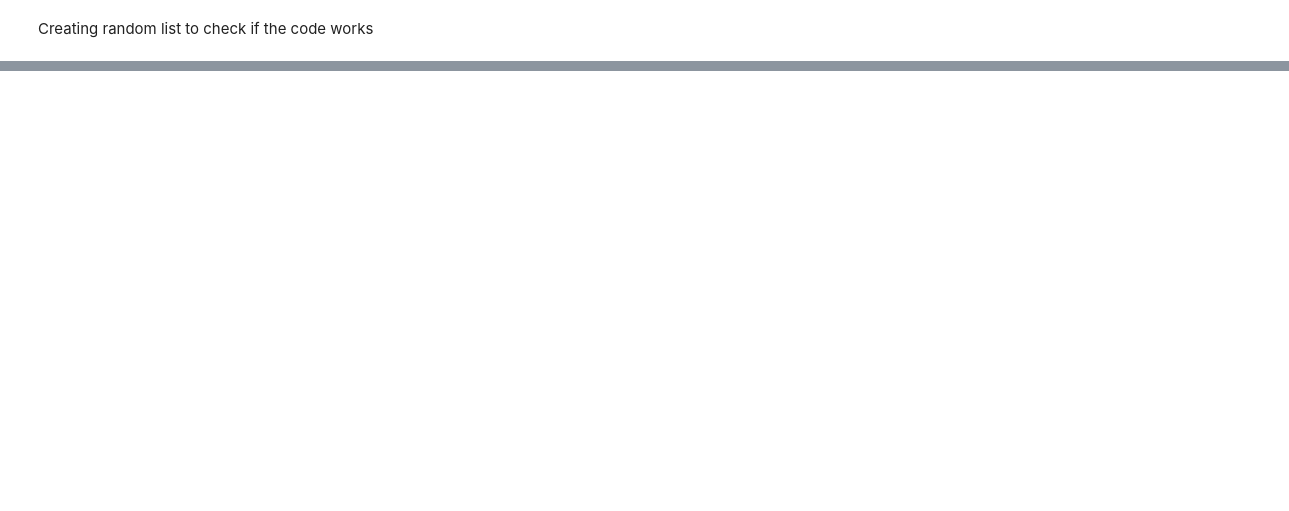
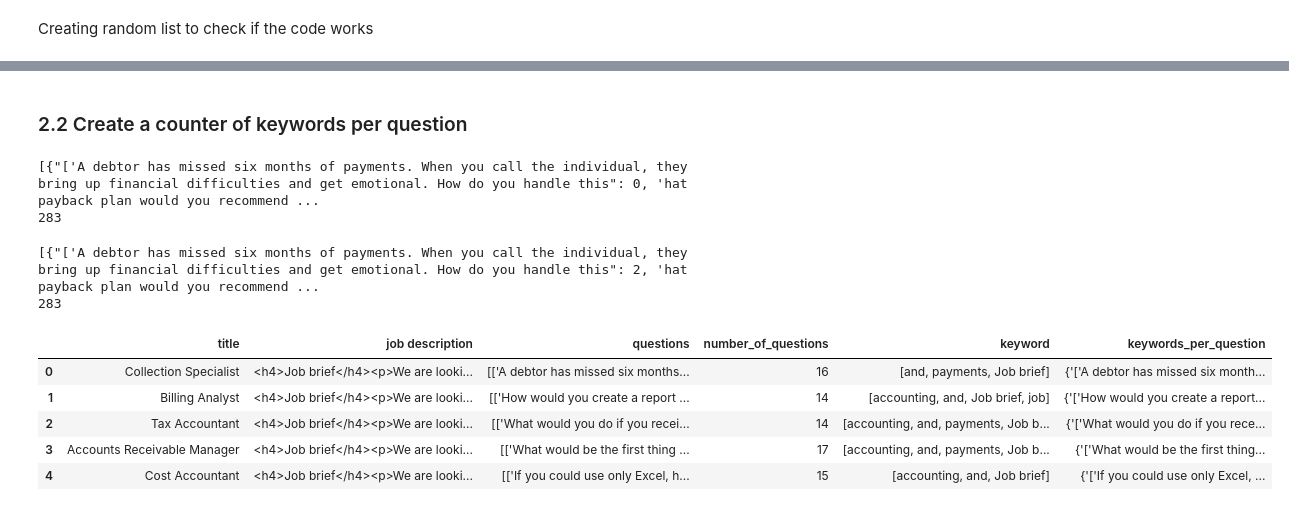
Before and after one commit to JuanDiego18/IE-MBD-CAPSTONE-FILMIJOB, a Jupyter notebook: Capstone_Project_Filmijob.ipynb, the cells around one changed output, grey strips where cells are left out. Saved outputs shown, nothing was run; the diff lists cells and outputs as text; code cells hidden in the pictures; blank space fills up the shorter version.

Commit message:
Adding code to look for keywords in questions

```diff
--- a/Capstone_Project_Filmijob.ipynb
+++ b/Capstone_Project_Filmijob.ipynb
@@ -287,6 +299,6 @@ print(keywords)
 key_final = df_keywords.stack().tolist()
 #key_final
 # %%
-df["keyword"] = df["description"].str.findall('|'.join(keywords)).apply(set).str.join(', ')
+df["keyword"] = df["job description"].str.findall('|'.join(keywords)).apply(set).str.join(', ')
 df.head()
 # %% [output]
@@ -293,0 +313,3 @@ KeyError: 'description'
+# %%
+df["keyword"]=df["keyword"].str.split(", ")
+df.head()
@@ -293,0 +323,51 @@ KeyError: 'description'
+# %% [markdown]
+### 2.2 Create a counter of keywords per question
+# %%
+column_list=[]
+question_key_count={}
+for role in df["questions"]:
+    new_dict={}
+    for question in role:
+        new_dict[question]=0
+    column_list.append(new_dict)
+#column_list.append(question_key_count)
+print(column_list)
+print(len(column_list))
+# %% [output]
+[{"['A debtor has missed six months of payments. When you call the individual, they bring up financial difficulties and get emotional. How do you handle this": 0, 'hat payback plan would you recommend ...
+283
+# %%
+column_list=[]
+question_key_count={}
+for role in df["questions"]:
+    new_dict={}
+    for question in role:
+        new_dict[question]=0
+    column_list.append(new_dict)
+
+i=0
+keyword_count=0
+for role_dict in column_list:
+    for question in role_dict.keys():
+        for keyword in df["keyword"][i]:
+            if keyword in question:
+                keyword_count+=1
+        role_dict[question]=keyword_count
+        keyword_count=0
+    i+=1
+
+print(column_list)
+print(len(column_list))
+# %% [output]
+[{"['A debtor has missed six months of payments. When you call the individual, they bring up financial difficulties and get emotional. How do you handle this": 2, 'hat payback plan would you recommend ...
+283
+# %%
+df["keywords_per_question"]=column_list
+df.head()
+# %% [output]
+|  | title | job description | questions | number_of_questions | keyword | keywords_per_question |
+| 0 | Collection Specialist | <h4>Job brief</h4><p>We are looki... | [['A debtor has missed six months... | 16 | [and, payments, Job brief] | {'['A debtor has missed six month... |
+| 1 | Billing Analyst | <h4>Job brief</h4><p>We are looki... | [['How would you create a report ... | 14 | [accounting, and, Job brief, job] | {'['How would you create a report... |
+| 2 | Tax Accountant | <h4>Job brief</h4><p>We are looki... | [['What would you do if you recei... | 14 | [accounting, and, payments, Job b... | {'['What would you do if you rece... |
+| 3 | Accounts Receivable Manager | <h4>Job brief</h4><p>We are looki... | [['What would be the first thing ... | 17 | [accounting, and, payments, Job b... | {'['What would be the first thing... |
+| 4 | Cost Accountant | <h4>Job brief</h4><p>We are looki... | [['If you could use only Excel, h... | 15 | [accounting, and, Job brief] | {'['If you could use only Excel, ... |
```
Also changed, not shown: parts of 27 cells of this notebook.
